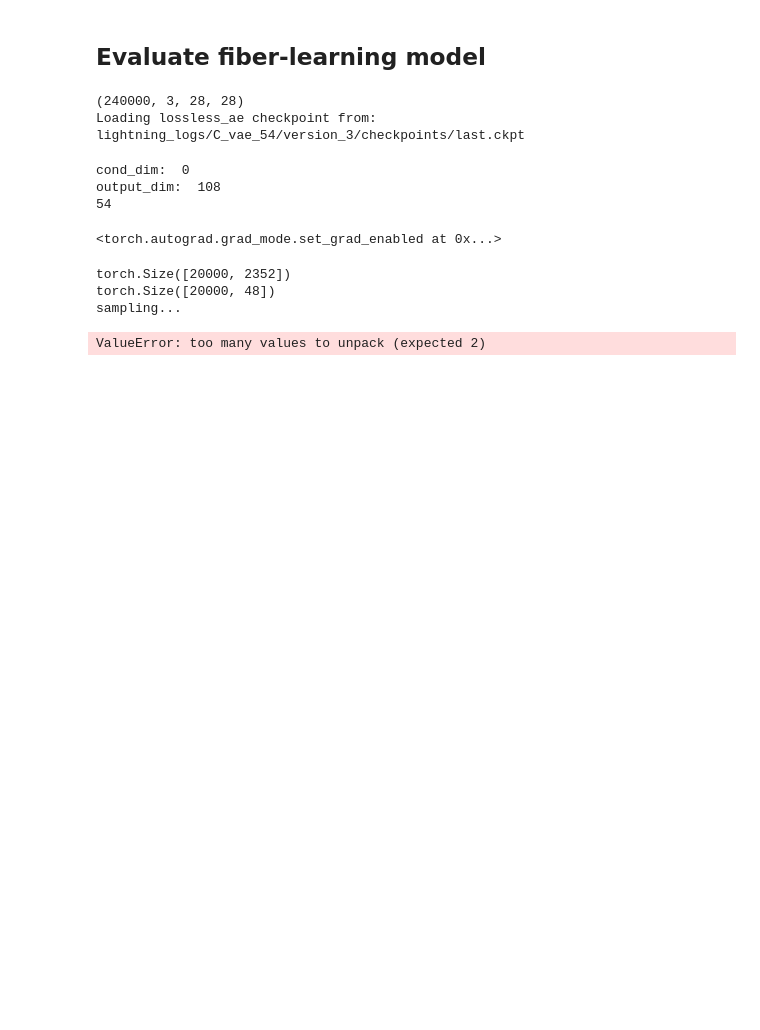
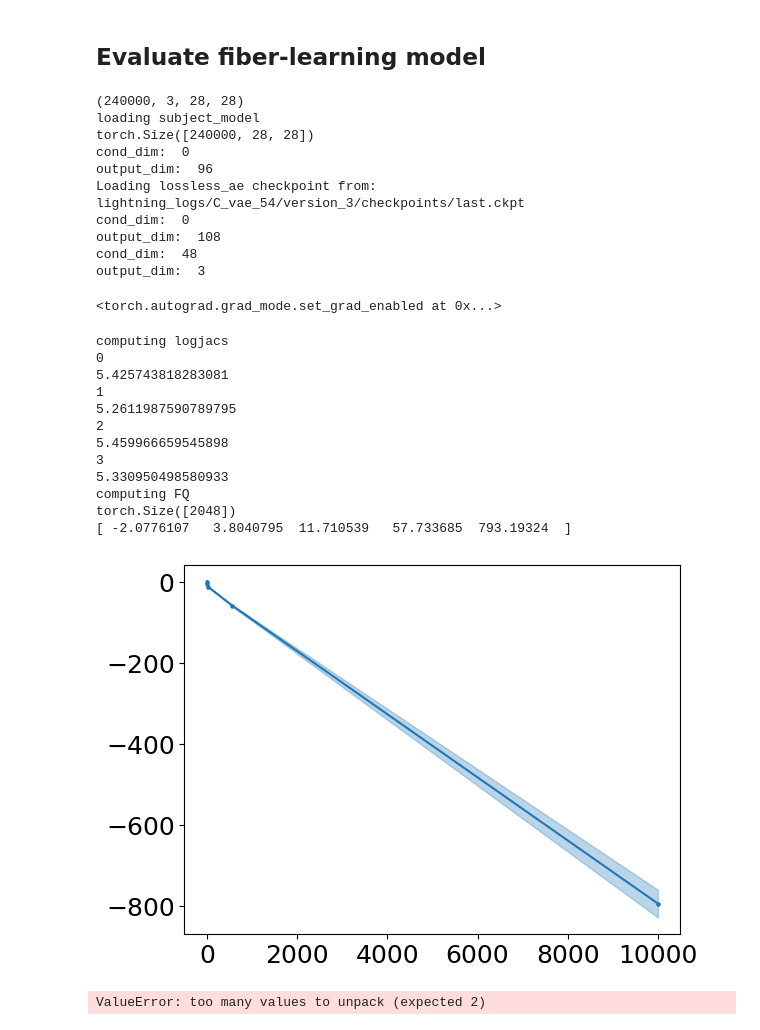
Before and after one commit to jovako/FFF_fiberlearning, a Jupyter notebook: notebooks/Fiber_Learning/Demo_mnist-Copy1.ipynb, the cells around one changed output. Cells and saved outputs as stored; diff of their text form; code cells hidden in the pictures; blank space fills up the shorter version.

```diff
--- a/notebooks/Fiber_Learning/Demo_mnist-Copy1.ipynb
+++ b/notebooks/Fiber_Learning/Demo_mnist-Copy1.ipynb
@@ -601,13 +518,18 @@ def evaluate_model(model2plt):
 # %%
 #If you want to load a trained model
-checkpoint = lightning_trainable.utils.find_checkpoint(root="lightning_logs/C54_metric", version=0, epoch=149)
+checkpoint = lightning_trainable.utils.find_checkpoint(root="lightning_logs/C_f3f_01", version=0, epoch="last")
 model = fff.fiber_model.FiberModel.load_from_checkpoint(checkpoint).eval()
 # %% [output]
 (240000, 3, 28, 28)
+loading subject_model
+torch.Size([240000, 28, 28])
+cond_dim:  0
+output_dim:  96
 Loading lossless_ae checkpoint from:  lightning_logs/C_vae_54/version_3/checkpoints/last.ckpt
+cond_dim:  0
+output_dim:  108
+cond_dim:  48
+output_dim:  3
-cond_dim:  0
-output_dim:  108
-54
 # %%
 subject_model = model.subject_model.model
 # %%
@@ -630,0 +616,5 @@ def Decolorize(x_colored):
+# %%
+def evaluate_model_FQ(model2plt):
+    batch_size = 512
+    dataloader = torch.utils.data.DataLoader(model2plt.test_data, batch_size=batch_size, shuffle=False)
+    plot_fiber_quality(model2plt, model2plt.subject_model, dataloader)
@@ -631,9 +702,19 @@ def Decolorize(x_colored):
 # %%
-samples, test_samples, rec = evaluate_model(model)
+evaluate_model_FQ(model)
 # %% [output]
-torch.Size([20000, 2352])
-torch.Size([20000, 48])
-sampling...
+computing logjacs
+0
+5.425743818283081
+1
+5.2611987590789795
+2
+5.459966659545898
+3
+5.330950498580933
+computing FQ
+torch.Size([2048])
+[ -2.0776107   3.8040795  11.710539   57.733685  793.19324  ]
+[figure, added]
 # %%
 x_dc, c = Decolorize(samples)
 fig, axes = plt.subplots(nrows=2, ncols=2, figsize=(18, 10))
```
Also changed, not shown: parts of 5 cells of this notebook.
